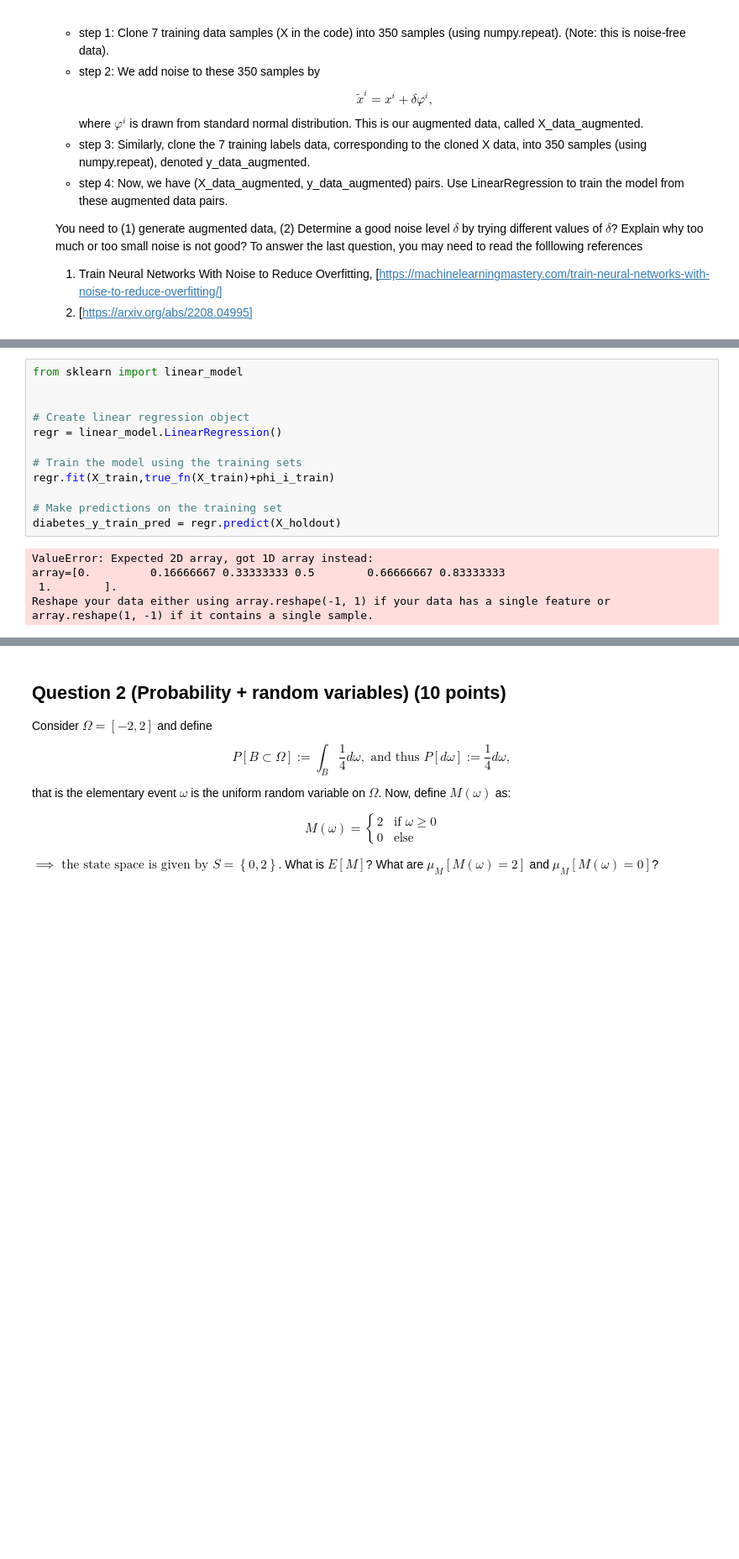
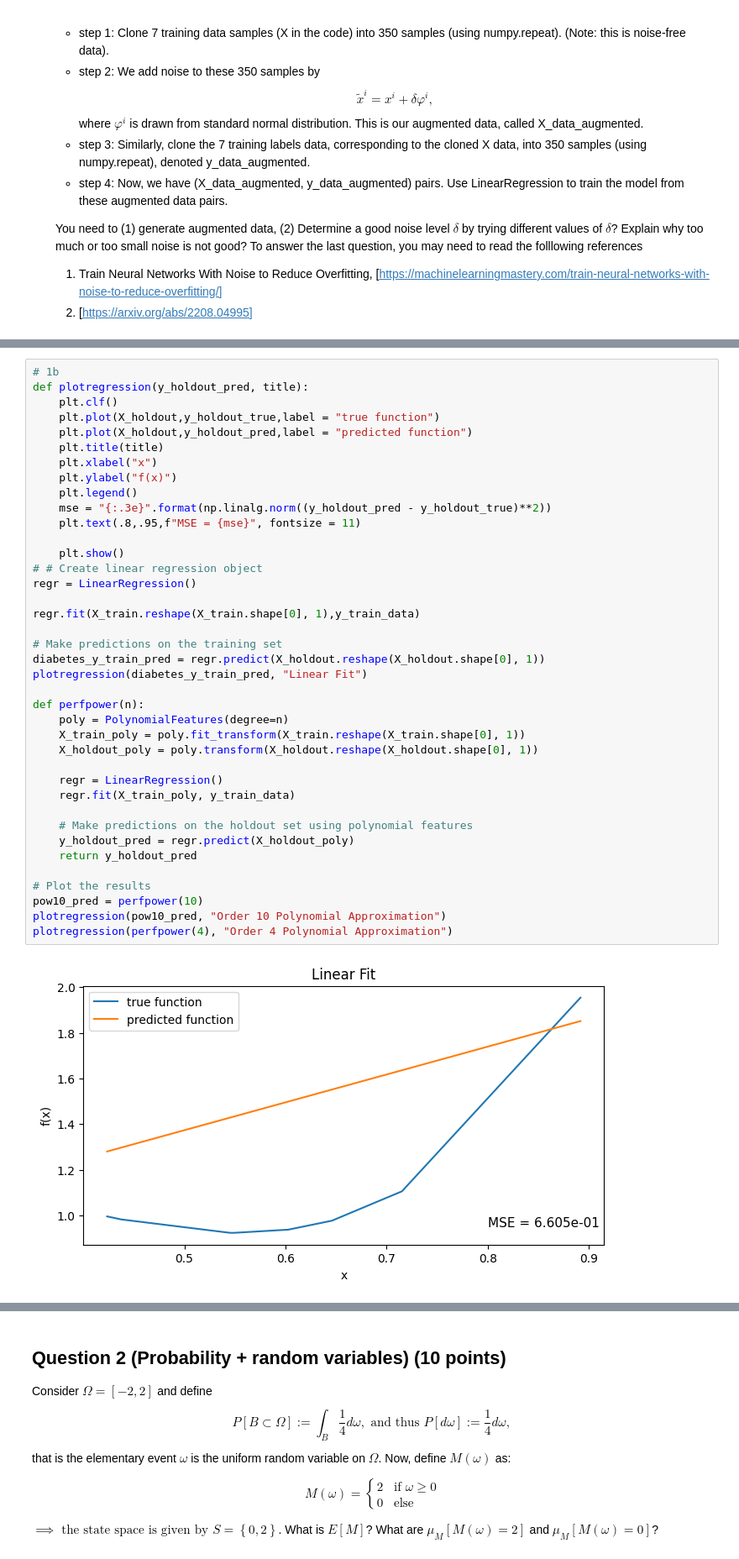
Before and after one commit to rx9933/COE-379L, a Jupyter notebook: Assignments/Assignment2/Assignment_2.ipynb, the cells around one changed output, grey strips where cells are left out. Shown at 84% size. Drawn from its saved outputs; the diff is of its cells as text; blank space fills up the shorter version.

Commit message:
working on l curve 1c

```diff
--- a/Assignments/Assignment2/Assignment_2.ipynb
+++ b/Assignments/Assignment2/Assignment_2.ipynb
@@ -104,17 +110,41 @@ plt.show()
-# %%
-from sklearn import linear_model
-
-
-# Create linear regression object
-regr = linear_model.LinearRegression()
-
-# Train the model using the training sets
-regr.fit(X_train,true_fn(X_train)+phi_i_train)
-
-# Make predictions on the training set
-diabetes_y_train_pred = regr.predict(X_holdout)
-# %% [output]
-ValueError: Expected 2D array, got 1D array instead:
-array=[0.         0.16666667 0.33333333 0.5        0.66666667 0.83333333
- 1.        ].
-Reshape your data either using array.reshape(-1, 1) if your data has a single feature or array.reshape(1, -1) if it contains a single sample.
+# %%
+# 1b
+def plotregression(y_holdout_pred, title):
+    plt.clf()
+    plt.plot(X_holdout,y_holdout_true,label = "true function")
+    plt.plot(X_holdout,y_holdout_pred,label = "predicted function")
+    plt.title(title)
+    plt.xlabel("x")
+    plt.ylabel("f(x)")
+    plt.legend()
+    mse = "{:.3e}".format(np.linalg.norm((y_holdout_pred - y_holdout_true)**2))
+    plt.text(.8,.95,f"MSE = {mse}", fontsize = 11)
+
+    plt.show()
+# # Create linear regression object
+regr = LinearRegression()
+
+regr.fit(X_train.reshape(X_train.shape[0], 1),y_train_data)
+
+# Make predictions on the training set
+diabetes_y_train_pred = regr.predict(X_holdout.reshape(X_holdout.shape[0], 1))
+plotregression(diabetes_y_train_pred, "Linear Fit")
+
+def perfpower(n):
+    poly = PolynomialFeatures(degree=n)
+    X_train_poly = poly.fit_transform(X_train.reshape(X_train.shape[0], 1))
+    X_holdout_poly = poly.transform(X_holdout.reshape(X_holdout.shape[0], 1))
+
+    regr = LinearRegression()
+    regr.fit(X_train_poly, y_train_data)
+
+    # Make predictions on the holdout set using polynomial features
+    y_holdout_pred = regr.predict(X_holdout_poly)
+    return y_holdout_pred
+
+# Plot the results
+pow10_pred = perfpower(10)
+plotregression(pow10_pred, "Order 10 Polynomial Approximation")
+plotregression(perfpower(4), "Order 4 Polynomial Approximation")
+# %% [output]
+[figure, added]
```
Also changed, not shown: parts of 7 cells of this notebook.
